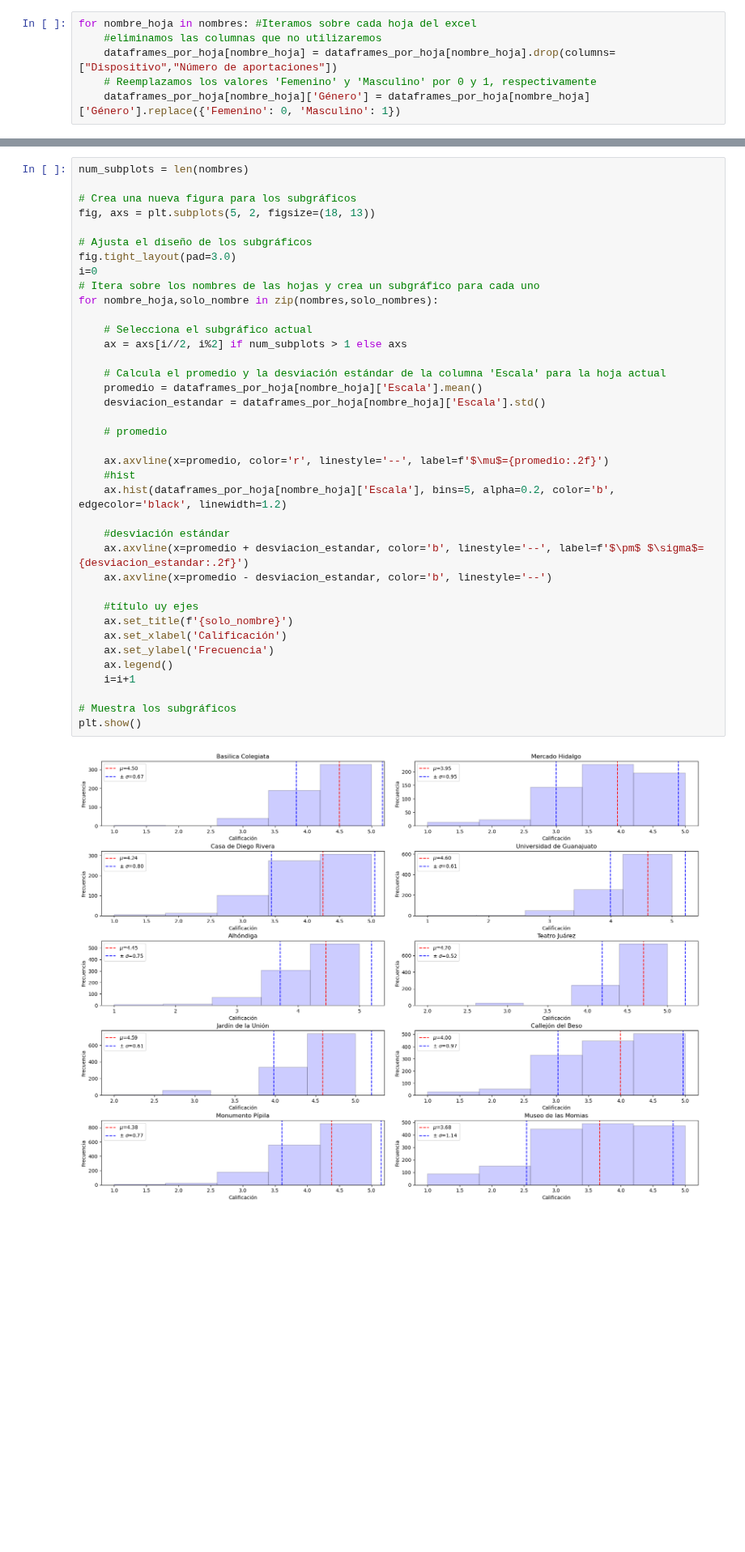
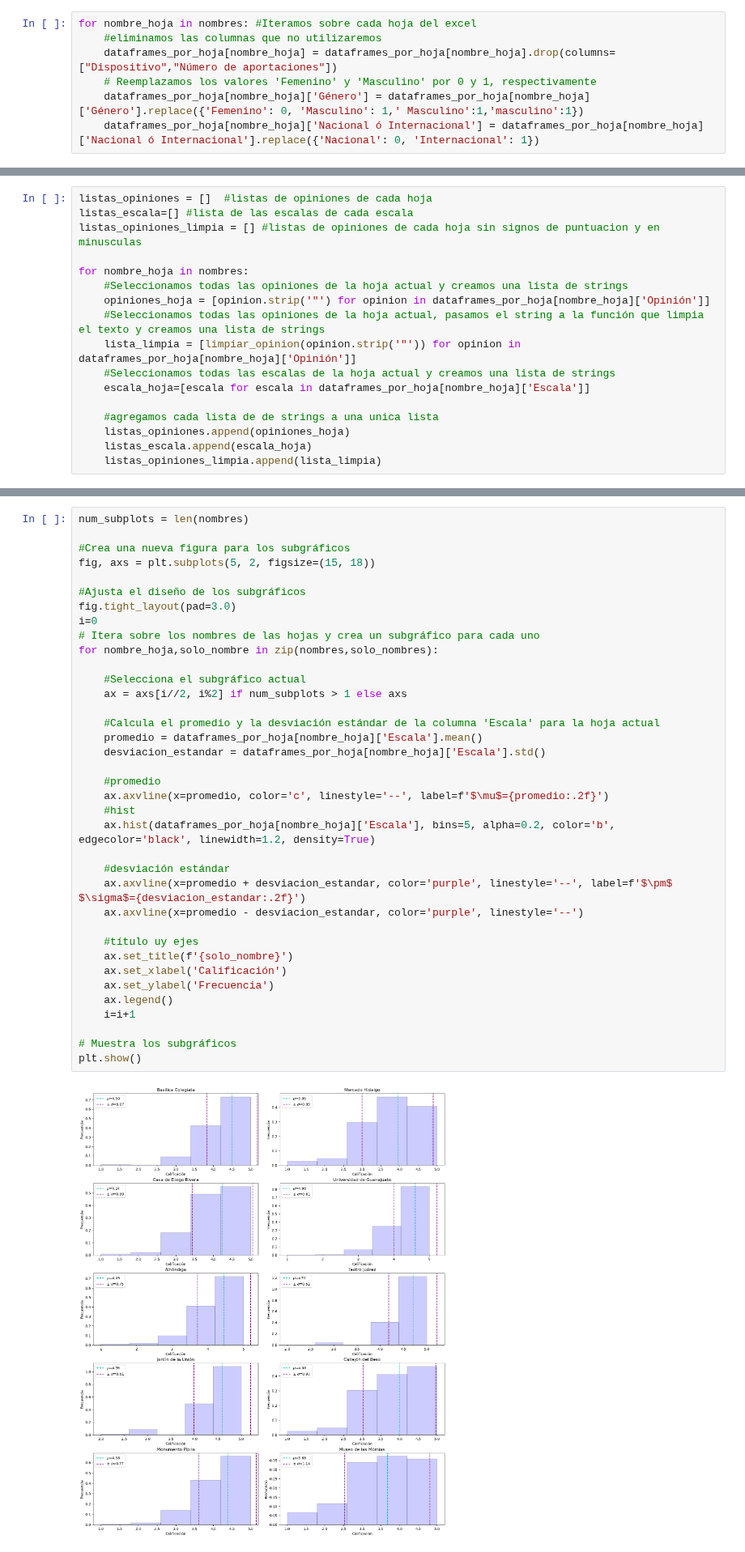
Before and after one commit to LaMaga98/cimat2023-1, a Jupyter notebook: lenguaje/Proyecto_1_lenguaje/yesenia_sarahi_garcia_gonzalez.ipynb, the cells around one changed output, grey strips where cells are left out. Shown at 81% size. Saved outputs shown, nothing was run; the diff lists cells and outputs as text; blank space fills up the shorter version.

```diff
--- a/lenguaje/Proyecto_1_lenguaje/yesenia_sarahi_garcia_gonzalez.ipynb
+++ b/lenguaje/Proyecto_1_lenguaje/yesenia_sarahi_garcia_gonzalez.ipynb
@@ -48,7 +49,8 @@ for nombre_hoja in nombres: #Iteramos sobre cada hoja del excel
     #eliminamos las columnas que no utilizaremos
     dataframes_por_hoja[nombre_hoja] = dataframes_por_hoja[nombre_hoja].drop(columns=["Dispositivo","Número de aportaciones"])
     # Reemplazamos los valores 'Femenino' y 'Masculino' por 0 y 1, respectivamente
-    dataframes_por_hoja[nombre_hoja]['Género'] = dataframes_por_hoja[nombre_hoja]['Género'].replace({'Femenino': 0, 'Masculino': 1})
+    dataframes_por_hoja[nombre_hoja]['Género'] = dataframes_por_hoja[nombre_hoja]['Género'].replace({'Femenino': 0, 'Masculino': 1,' Masculino':1,'masculino':1})
+    dataframes_por_hoja[nombre_hoja]['Nacional ó Internacional'] = dataframes_por_hoja[nombre_hoja]['Nacional ó Internacional'].replace({'Nacional': 0, 'Internacional': 1})
 # %%
 #Ejemplo de DF final
 print("Hoja de ", nombres[2])
@@ -71,0 +78,17 @@ $\textit{Preprocesamiento del texto}$
+# %%
+listas_opiniones = []  #listas de opiniones de cada hoja
+listas_escala=[] #lista de las escalas de cada escala
+listas_opiniones_limpia = [] #listas de opiniones de cada hoja sin signos de puntuacion y en minusculas
+
+for nombre_hoja in nombres:
+    #Seleccionamos todas las opiniones de la hoja actual y creamos una lista de strings
+    opiniones_hoja = [opinion.strip('"') for opinion in dataframes_por_hoja[nombre_hoja]['Opinión']]
+    #Seleccionamos todas las opiniones de la hoja actual, pasamos el string a la función que limpia el texto y creamos una lista de strings
+    lista_limpia = [limpiar_opinion(opinion.strip('"')) for opinion in dataframes_por_hoja[nombre_hoja]['Opinión']]
+    #Seleccionamos todas las escalas de la hoja actual y creamos una lista de strings
+    escala_hoja=[escala for escala in dataframes_por_hoja[nombre_hoja]['Escala']]
+
+    #agregamos cada lista de de strings a una unica lista
+    listas_opiniones.append(opiniones_hoja)
+    listas_escala.append(escala_hoja)
+    listas_opiniones_limpia.append(lista_limpia)
@@ -103,40 +184,39 @@ Desviacion estándar:  1.136494565844279
 # %%
 num_subplots = len(nombres)
 
-# Crea una nueva figura para los subgráficos
-fig, axs = plt.subplots(5, 2, figsize=(18, 13))
+#Crea una nueva figura para los subgráficos
+fig, axs = plt.subplots(5, 2, figsize=(15, 18))
 
-# Ajusta el diseño de los subgráficos
+#Ajusta el diseño de los subgráficos
 fig.tight_layout(pad=3.0)
 i=0
 # Itera sobre los nombres de las hojas y crea un subgráfico para cada uno
 for nombre_hoja,solo_nombre in zip(nombres,solo_nombres):
 
-    # Selecciona el subgráfico actual
+    #Selecciona el subgráfico actual
     ax = axs[i//2, i%2] if num_subplots > 1 else axs
 
-    # Calcula el promedio y la desviación estándar de la columna 'Escala' para la hoja actual
+    #Calcula el promedio y la desviación estándar de la columna 'Escala' para la hoja actual
     promedio = dataframes_por_hoja[nombre_hoja]['Escala'].mean()
     desviacion_estandar = dataframes_por_hoja[nombre_hoja]['Escala'].std()
 
-    # promedio
-
-    ax.axvline(x=promedio, color='r', linestyle='--', label=f'$\mu$={promedio:.2f}')
+    #promedio
+    ax.axvline(x=promedio, color='c', linestyle='--', label=f'$\mu$={promedio:.2f}')
     #hist
-    ax.hist(dataframes_por_hoja[nombre_hoja]['Escala'], bins=5, alpha=0.2, color='b', edgecolor='black', linewidth=1.2)
+    ax.hist(dataframes_por_hoja[nombre_hoja]['Escala'], bins=5, alpha=0.2, color='b', edgecolor='black', linewidth=1.2, density=True)
 
     #desviación estándar
-    ax.axvline(x=promedio + desviacion_estandar, color='b', linestyle='--', label=f'$\pm$ $\sigma$={desviacion_estandar:.2f}')
-    ax.axvline(x=promedio - desviacion_estandar, color='b', linestyle='--')
+    ax.axvline(x=promedio + desviacion_estandar, color='purple', linestyle='--', label=f'$\pm$ $\sigma$={desviacion_estandar:.2f}')
+    ax.axvline(x=promedio - desviacion_estandar, color='purple', linestyle='--')
 
     #título uy ejes
     ax.set_title(f'{solo_nombre}')
     ax.set_xlabel('Calificación')
     ax.set_ylabel('Frecuencia')
     ax.legend()
     i=i+1
 
 # Muestra los subgráficos
 plt.show()
 # %% [output]
-[figure, old version]
+[figure, new version]
```
Also changed, not shown: parts of 20 cells of this notebook.
